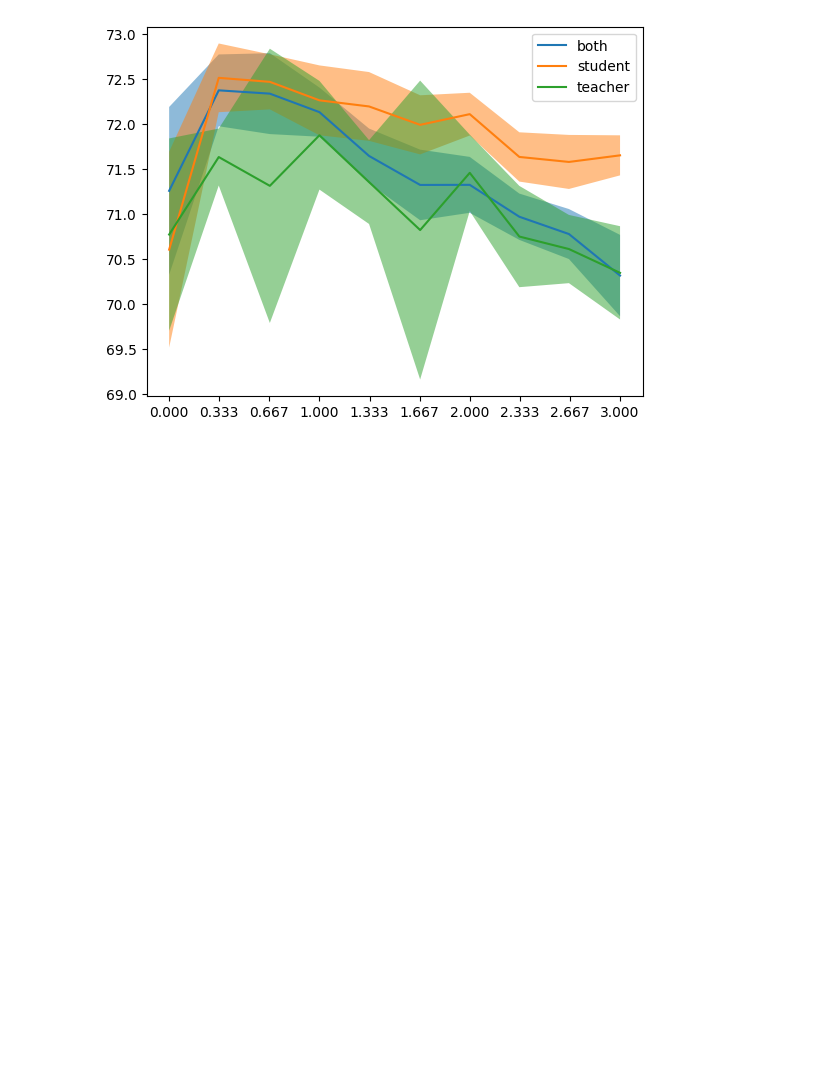
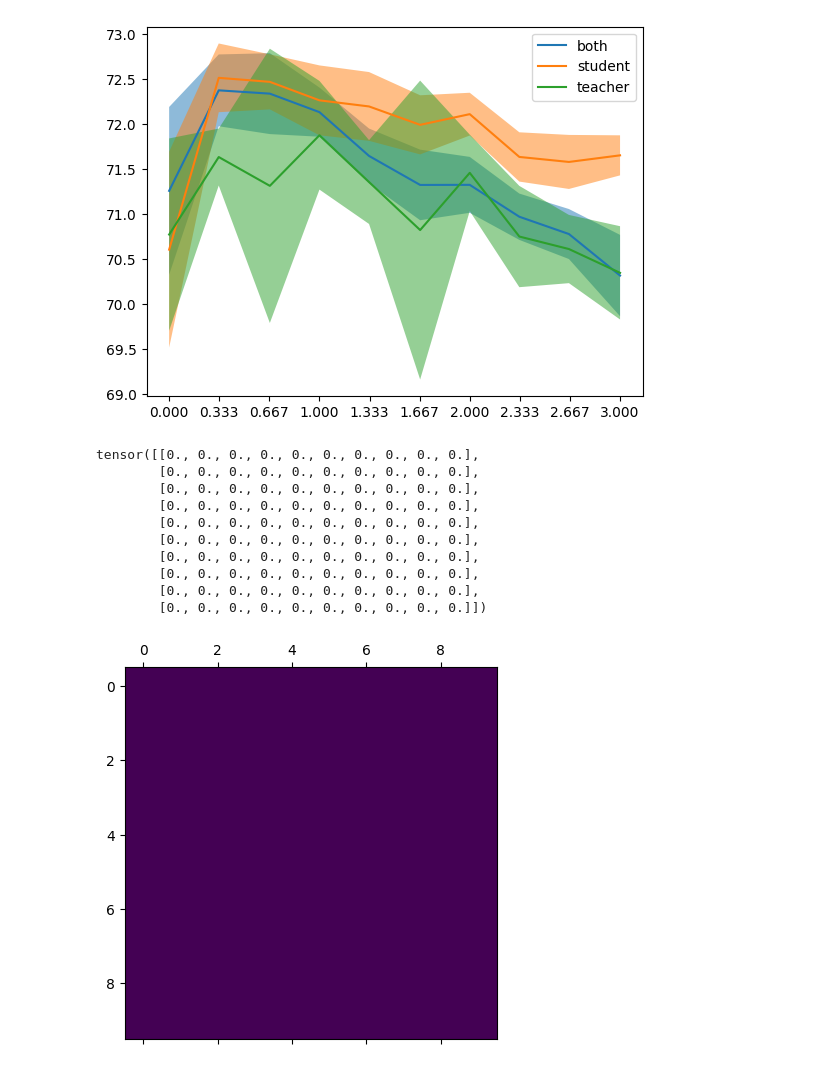
Before and after one commit to ignatiusmf/noise-injection, a Jupyter notebook: analyzer_noise_injection_results.ipynb, the cells around one changed output. Saved outputs shown, nothing was run; the diff lists cells and outputs as text; code cells hidden in the pictures; blank space fills up the shorter version.

```diff
--- a/analyzer_noise_injection_results.ipynb
+++ b/analyzer_noise_injection_results.ipynb
@@ -58,3 +58,20 @@ plt.legend()
 plt.show()
 # %% [output]
 [figure]
+# %%
+import torch
+noise = torch.normal(mean=0.0, std=0, size=(10,10))
+plt.matshow(noise)
+print(noise)
+# %% [output]
+tensor([[0., 0., 0., 0., 0., 0., 0., 0., 0., 0.],
+        [0., 0., 0., 0., 0., 0., 0., 0., 0., 0.],
+        [0., 0., 0., 0., 0., 0., 0., 0., 0., 0.],
+        [0., 0., 0., 0., 0., 0., 0., 0., 0., 0.],
+        [0., 0., 0., 0., 0., 0., 0., 0., 0., 0.],
+        [0., 0., 0., 0., 0., 0., 0., 0., 0., 0.],
+        [0., 0., 0., 0., 0., 0., 0., 0., 0., 0.],
+        [0., 0., 0., 0., 0., 0., 0., 0., 0., 0.],
+        [0., 0., 0., 0., 0., 0., 0., 0., 0., 0.],
+        [0., 0., 0., 0., 0., 0., 0., 0., 0., 0.]])
+[figure, added]
```
